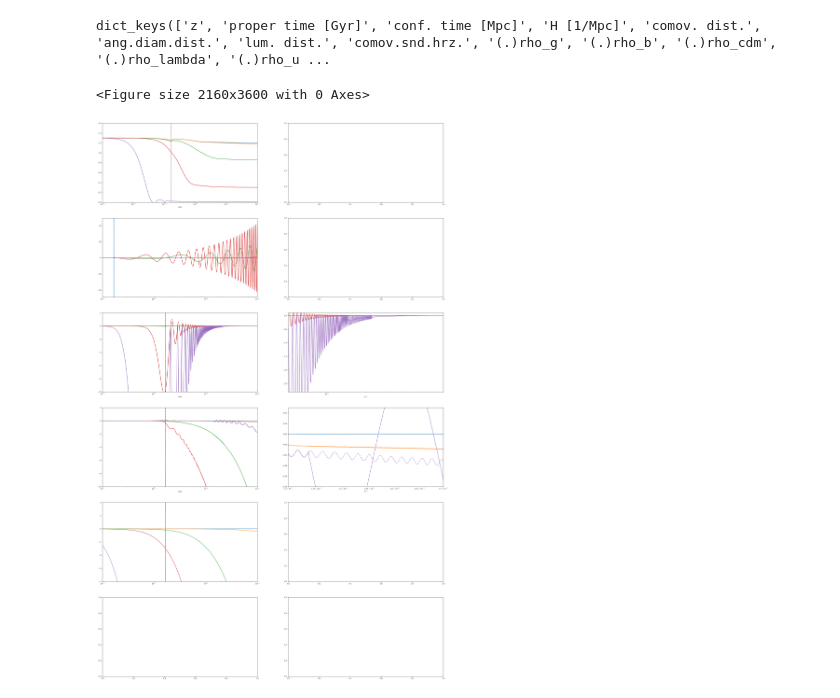
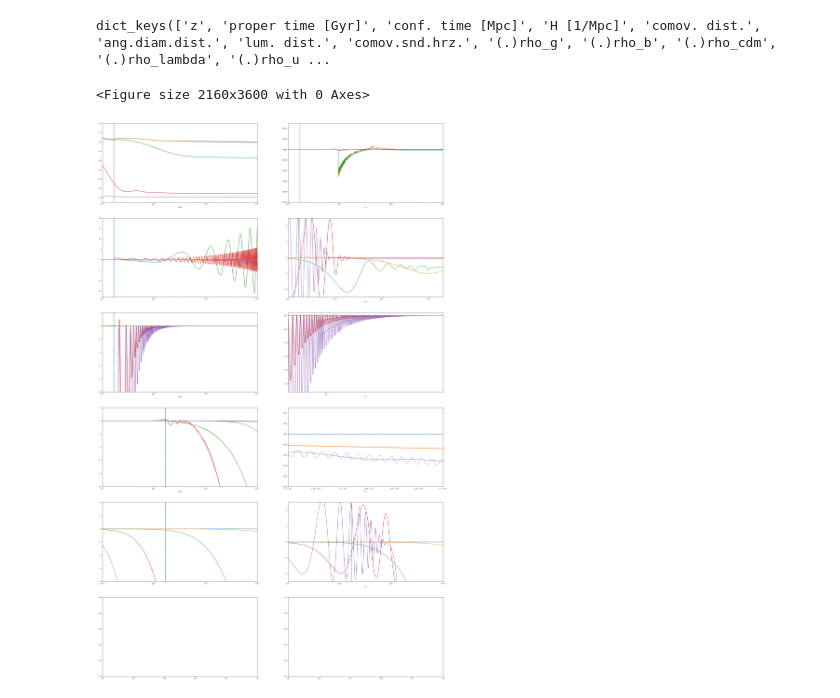
Before and after one commit to NEDE-Cosmo/TriggerCLASS, a Jupyter notebook: notebooks/NEDE.ipynb, the cells around one changed output. Drawn from its saved outputs; the diff is of its cells as text; code cells hidden in the pictures.

```diff
--- a/notebooks/NEDE.ipynb
+++ b/notebooks/NEDE.ipynb
@@ -373,28 +369,27 @@ for i in range(5):
     ax1.semilogx(NEDE2_a,NEDE2_perturb,color=color_sequence[i],ls='--')
     ax1.axvline(x=NEDE_a_decay,ls='--',color=color_sequence[i])
     ax1.axvline(x=NEDE_a_rec,ls=':')
-    ax1.set_xlim((0.0000010,0.1))
+    ax1.set_xlim((0.00010,0.1))
     #ax1.set_xlim((0.00075,0.0008))
     ax1.set_xlabel(r"$a(t)$")
-    ax1.set_ylim((0,1.6))
+    ax1.set_ylim((-0.1,1.6))
     #ax1.set_ylim((1.2,1.29))
 
 
-    #diff_Weyl=(-np.interp(EDE_a,EDE2_a,EDE2_perturb)+EDE_perturb)
+    diff_Weyl=(-np.interp(NEDE_a,NEDE2_a,NEDE2_perturb)+NEDE_perturb)
 
-    #ax2.semilogx(EDE_a,diff_Weyl)
-    #ax2.axvline(x=EDE_a_decay,ls='--',color=color_sequence[i])
-    #ax2.axvline(x=EDE_a_rec,ls=':')
-    #ax2.set_xlim((0.000010,0.1))
-    #ax2.set_xlim((0.00075,0.0008))
-   # ax2.set_xlabel(r"$a(t)$")
-    #ax2.set_ylim((-0.05,0.05))
+    ax2.semilogx(NEDE_a,diff_Weyl)
+    ax2.axvline(x=NEDE_a_decay,ls='--',color=color_sequence[i])
+    ax2.axvline(x=NEDE_a_rec,ls=':')
+    ax2.set_xlim((0.00010,0.1))
+    ax2.set_xlabel(r"$a(t)$")
+    ax2.set_ylim((-0.01,0.005))
 
 
-    EDE_perturb = NEDE_sdict['delta_NEDE']
-    EDE2_perturb = NEDE2_sdict['delta_NEDE']
-    ax3.semilogx(NEDE_a,EDE_perturb,color=color_sequence[i])
-    ax3.semilogx(NEDE2_a,EDE2_perturb,color=color_sequence[i],ls='--')
+    NEDE_perturb = NEDE_sdict['delta_NEDE']
+    NEDE2_perturb = NEDE2_sdict['delta_NEDE']
+    ax3.semilogx(NEDE_a,NEDE_perturb,color=color_sequence[i])
+    ax3.semilogx(NEDE2_a,NEDE2_perturb,color=color_sequence[i],ls='--')
     ax3.axvline(x=1/(NEDE_z_decay+1),ls='--')
     ax3.axvline(x=NEDE_a_rec,ls=':')
     ax3.set_xlim((0.0001,0.1))
@@ -420,14 +415,14 @@ for i in range(5):
     #plt.rcParams['figure.figsize'] = [20, 10]
 
 
-    #EDE_perturb = EDE_sdict['delta_g']
-    #EDE2_perturb = EDE2_sdict['delta_g']
-    #ax5.semilogx(EDE_a,EDE_perturb,color=color_sequence[i])
-    #ax5.axvline(x=1/(EDE_z_decay+1),ls='--')
-    #ax5.set_xlim((0.0001,0.1))
-    #ax5.set_xlim((0.00075,0.0008))
-    #ax5.set_xlabel(r"$a(t)$")
-    #ax5.set_ylim((-2.5,2.5))
+    NEDE_perturb = NEDE_sdict['delta_g']
+    NEDE2_perturb = NEDE2_sdict['delta_g']
+    ax4.semilogx(NEDE_a,NEDE_perturb,color=color_sequence[i])
+    ax4.axvline(x=1/(NEDE_z_decay+1),ls='--')
+    ax4.set_xlim((0.0001,0.1))
+    ax4.set_xlim((-0.01,0.2))
+    ax4.set_xlabel(r"$a(t)$")
+    ax4.set_ylim((-2.5,2.5))
 
     #EDE_perturb=(-np.interp(EDE_a,EDE2_a,EDE2_perturb)+EDE_perturb)
     #EDE_perturb = EDE_sdict['theta_g']
@@ -443,7 +438,7 @@ for i in range(5):
     ax5.semilogx(NEDE_a,EDE_perturb,color=color_sequence[i])
     ax5.semilogx(NEDE2_a,EDE2_perturb,color=color_sequence[i],ls='--')
     ax5.axvline(x=1/(NEDE_z_decay+1),ls='--')
-    ax5.set_xlim((0.00001,0.01))
+    ax5.set_xlim((0.0001,0.1))
     #ax7.set_xlim((0.00075,0.0008))
     ax5.set_xlabel(r"$a(t)$")
     ax5.set_ylim((-10,2))
@@ -487,39 +482,38 @@ for i in range(5):
     ax9.set_xlim((0.00001,0.01))
     ax9.set_ylim((-4,2))
     #ax9.set_xlabel(r"$a(t)$")
     #ax9.set_ylim((-5,2.5))
 
 
-    #EDE_perturb = EDE_sdict['theta_b']
-    #ax10.semilogx(EDE_a,EDE_perturb,color=color_sequence[i])
-    #ax10.axvline(x=1/(EDE_z_decay+1),ls='--')
-    #ax10.set_xlim((0.0001,0.1))
-    #ax10.set_xlim((0.00075,0.0008))
-    #ax10.set_xlabel(r"$a(t)$")
-    #ax10.set_ylim((-2.5,2.5))
-    #ax10.set_ylim((-.0000005,.0000005))
+    EDE_perturb = NEDE_sdict['delta_b']
+    ax10.semilogx(NEDE_a,EDE_perturb,color=color_sequence[i])
+    ax10.axvline(x=1/(NEDE_z_decay+1),ls='--')
+    ax10.set_xlabel(r"$a(t)$")
+    ax10.set_ylim((-2.5,2.5))
+    ax10.set_xlim((0.00001,0.01))
+
 
     #EDE_perturb = EDE_sdict['phi']
     #EDE_perturb = EDE_sdict['theta_NEDE']
     #EDE2_perturb = EDE2_sdict['theta_NEDE']
     #ax11.semilogx(EDE_a,EDE_perturb,color=color_sequence[i])
     #ax11.axvline(x=1/(EDE_z_decay+1),ls='--')
     #ax11.set_xlim((0.0001,0.1))
     #ax11.set_xlim((0.00075,0.0008))
     #ax11.set_xlabel(r"$a(t)$")
     #ax11.set_ylim((-2.5,2.5))
     #ax11.set_ylim((.64,.646))
 
     #EDE_perturb = EDE_sdict['psi']
     #LCDM_perturb = LCDM_sdict['psi']
     #EDE_perturb=(-np.interp(EDE_a,EDE2_a,EDE2_perturb)+EDE_perturb)
     #ax12.semilogx(EDE_a,EDE_perturb,color=color_sequence[i])
     #ax12.semilogx(LCDM_a,LCDM_perturb,color=color_sequence[i])
     #ax12.axvline(x=1/(EDE_z_decay+1),ls='--')
     #ax12.set_xlim((0.0001,0.001))
     #ax12.set_xlim((0.00075,0.0008))
     #ax12.set_xlabel(r"$a(t)$")
     #ax12.set_ylim((-.000006,.0000061))
 # %% [output]
 <Figure size 2160x3600 with 0 Axes>
-[figure, old version]
+[figure, new version]
```
Also changed, not shown: parts of 23 cells of this notebook, 5 other files.
